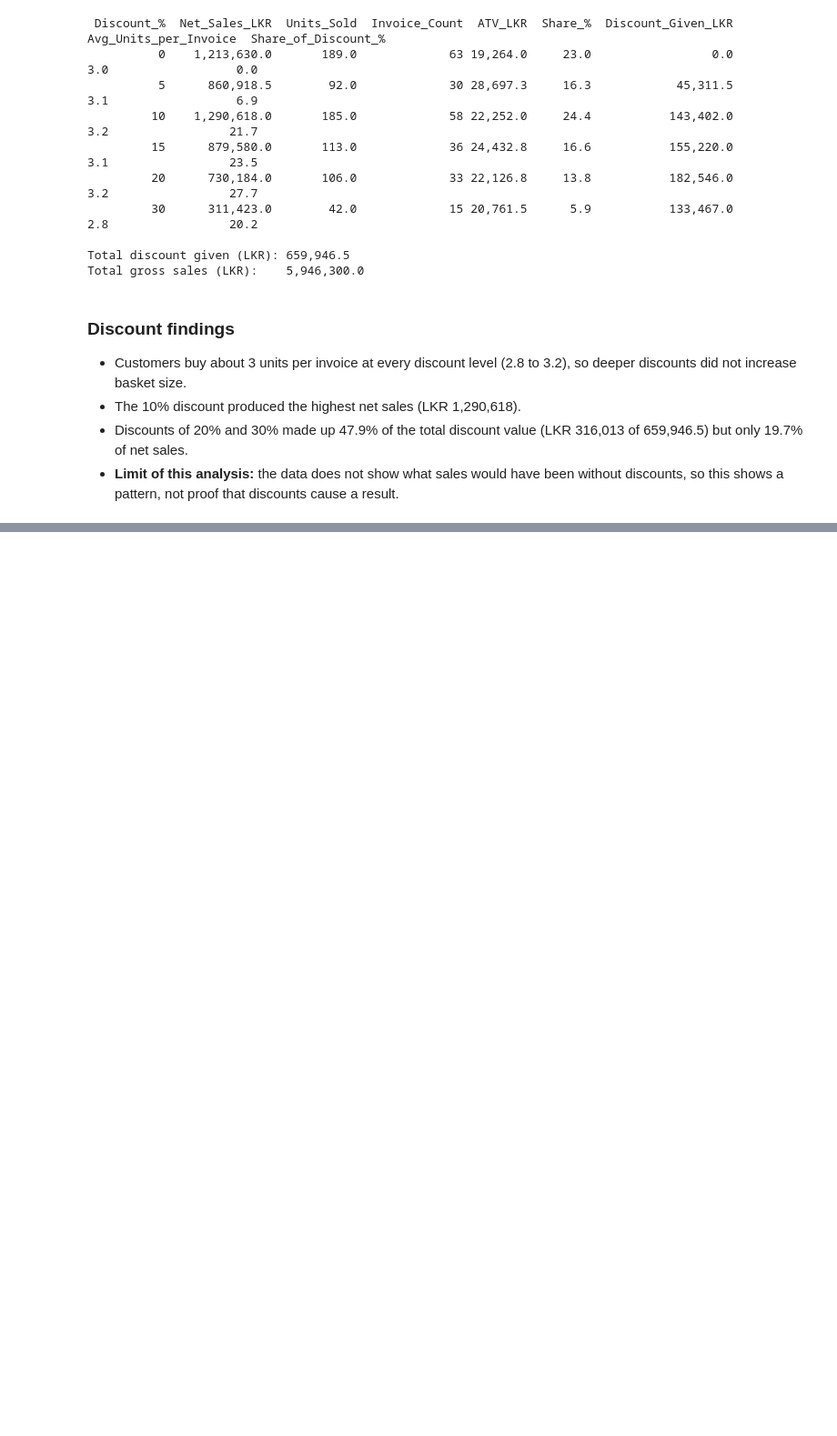
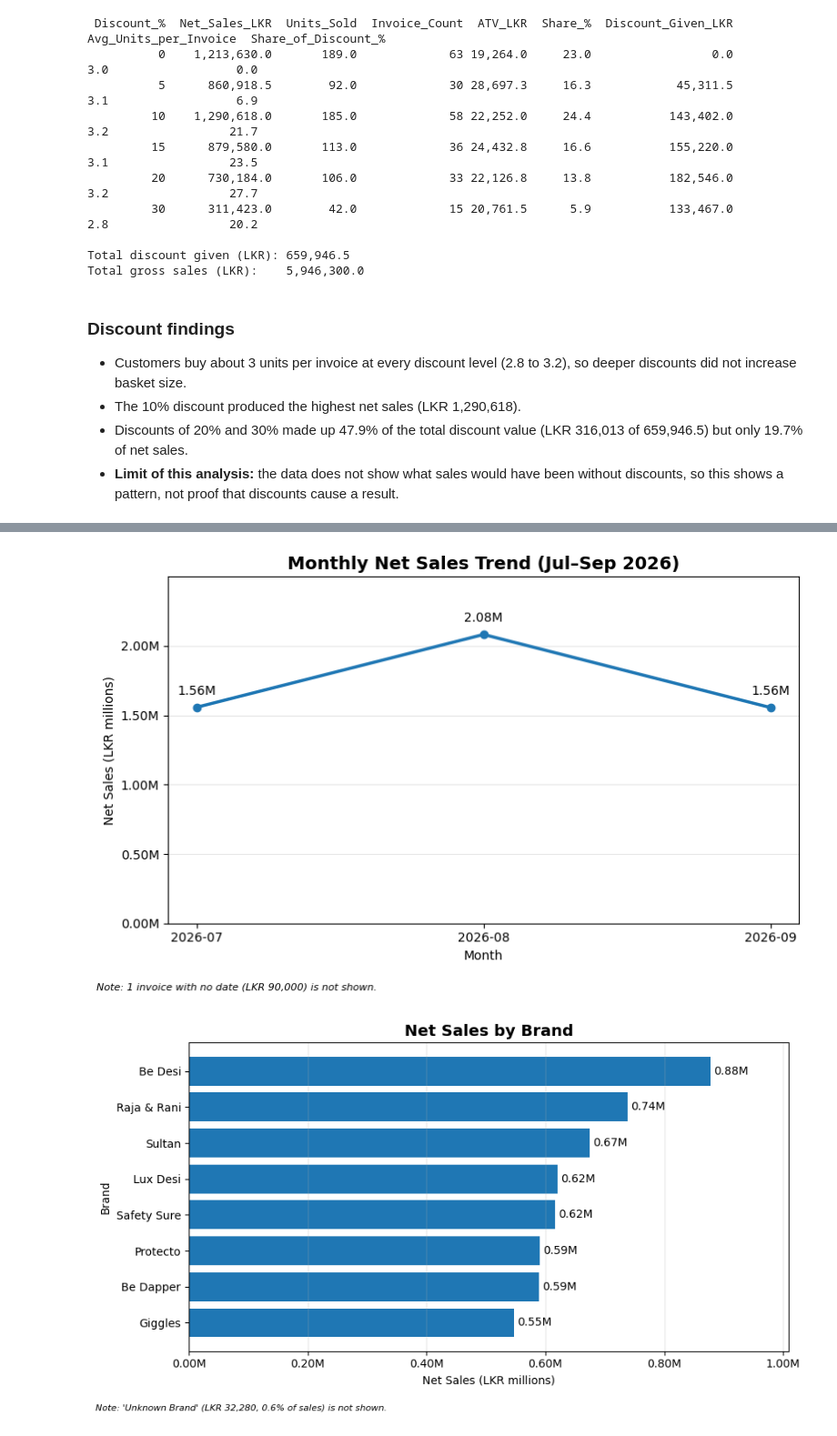
Before and after one commit to nvtharindukothalawala-tech/Retail-sales-analysis, a Jupyter notebook: Retail_Sales_Analysis.ipynb, the cells around one changed output, grey strips where cells are left out. Shown at 91% size. Saved outputs shown, nothing was run; the diff lists cells and outputs as text; code cells hidden in the pictures; blank space fills up the shorter version.

Commit message:
Complete Task 3: charts

```diff
--- a/Retail_Sales_Analysis.ipynb
+++ b/Retail_Sales_Analysis.ipynb
@@ -582,0 +588,70 @@ Total gross sales (LKR):    5,946,300.0
+# %%
+# --- Task 3: Charts ---
+import os
+import matplotlib.pyplot as plt
+from matplotlib.ticker import FuncFormatter
+
+os.makedirs("outputs", exist_ok=True)
+
+# Show axis numbers as millions with 2 decimals (e.g. 1,250,000 -> 1.25M)
+def millions(x, pos):
+    return f"{x/1e6:.2f}M"
+
+# ---------- Chart 1: Monthly sales trend ----------
+month_plot = monthly_summary[monthly_summary["Month"] != "No Date"]
+
+fig, ax = plt.subplots(figsize=(8, 5))
+ax.plot(month_plot["Month"], month_plot["Net_Sales_LKR"], marker="o", linewidth=2.5)
+
+# Write the value above each point
+for x, y in zip(month_plot["Month"], month_plot["Net_Sales_LKR"]):
+    ax.annotate(f"{y/1e6:.2f}M", (x, y), textcoords="offset points", xytext=(0, 10), ha="center")
+
+ax.set_title("Monthly Net Sales Trend (Jul–Sep 2026)", fontsize=14, fontweight="bold")
+ax.set_xlabel("Month")
+ax.set_ylabel("Net Sales (LKR millions)")
+ax.yaxis.set_major_formatter(FuncFormatter(millions))
+ax.set_ylim(0, month_plot["Net_Sales_LKR"].max() * 1.2)
+ax.grid(axis="y", alpha=0.3)
+fig.text(0.01, 0.01, "Note: 1 invoice with no date (LKR 90,000) is not shown.", fontsize=8, style="italic")
+plt.tight_layout(rect=[0, 0.04, 1, 1])
+fig.savefig("outputs/monthly_sales_trend.png", dpi=150)
+plt.show()
+
+
+# ---------- Reusable bar chart ----------
+def bar_chart(data, label_col, title, y_label, filename, note):
+    """Horizontal bar chart of net sales, biggest bar at the top."""
+    data = data.sort_values("Net_Sales_LKR")  # ascending, so the biggest ends up on top
+    fig, ax = plt.subplots(figsize=(9, 5))
+    bars = ax.barh(data[label_col], data["Net_Sales_LKR"])
+    ax.bar_label(bars, labels=[f"{v/1e6:.2f}M" for v in data["Net_Sales_LKR"]], padding=3)
+    ax.set_title(title, fontsize=14, fontweight="bold")
+    ax.set_xlabel("Net Sales (LKR millions)")
+    ax.set_ylabel(y_label)
+    ax.xaxis.set_major_formatter(FuncFormatter(millions))
+    ax.set_xlim(0, data["Net_Sales_LKR"].max() * 1.15)
+    ax.grid(axis="x", alpha=0.3)
+    fig.text(0.01, 0.01, note, fontsize=8, style="italic")
+    plt.tight_layout(rect=[0, 0.04, 1, 1])
+    fig.savefig(filename, dpi=150)
+    plt.show()
+
+# ---------- Chart 2: Brand-wise net sales ----------
+bar_chart(
+    brand_summary[brand_summary["Brand"] != "Unknown Brand"],
+    "Brand", "Net Sales by Brand", "Brand",
+    "outputs/brand_net_sales.png",
+    "Note: 'Unknown Brand' (LKR 32,280, 0.6% of sales) is not shown.",
+)
+
+# ---------- Chart 3: Outlet-wise net sales ----------
+bar_chart(
+    outlet_summary[outlet_summary["Outlet"] != "Unknown Outlet"],
+    "Outlet", "Net Sales by Outlet", "Outlet",
+    "outputs/outlet_net_sales.png",
+    "Note: 'Unknown Outlet' (LKR 4,050, 0.1% of sales) is not shown.",
+)
+# %% [output]
+[figure, added]
+[figure, added]
```
Also changed, not shown: parts of 2 cells of this notebook, 3 other files.
